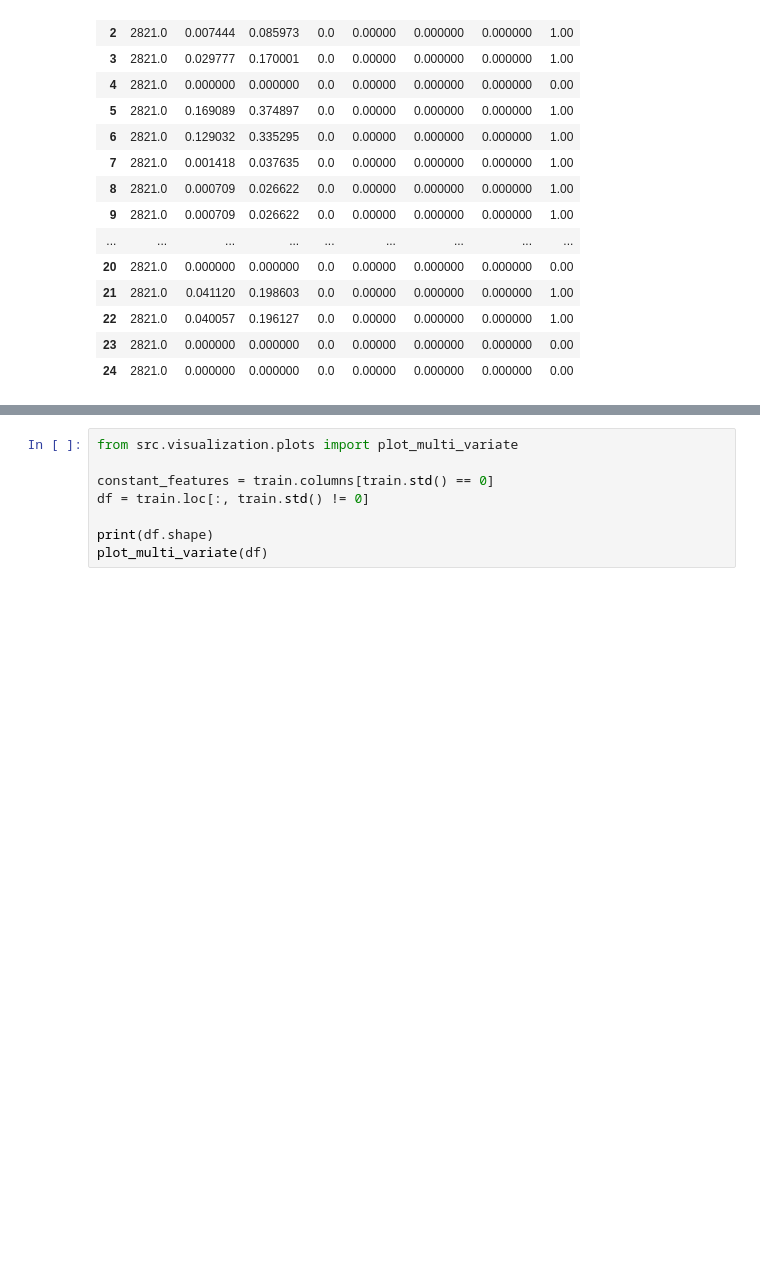
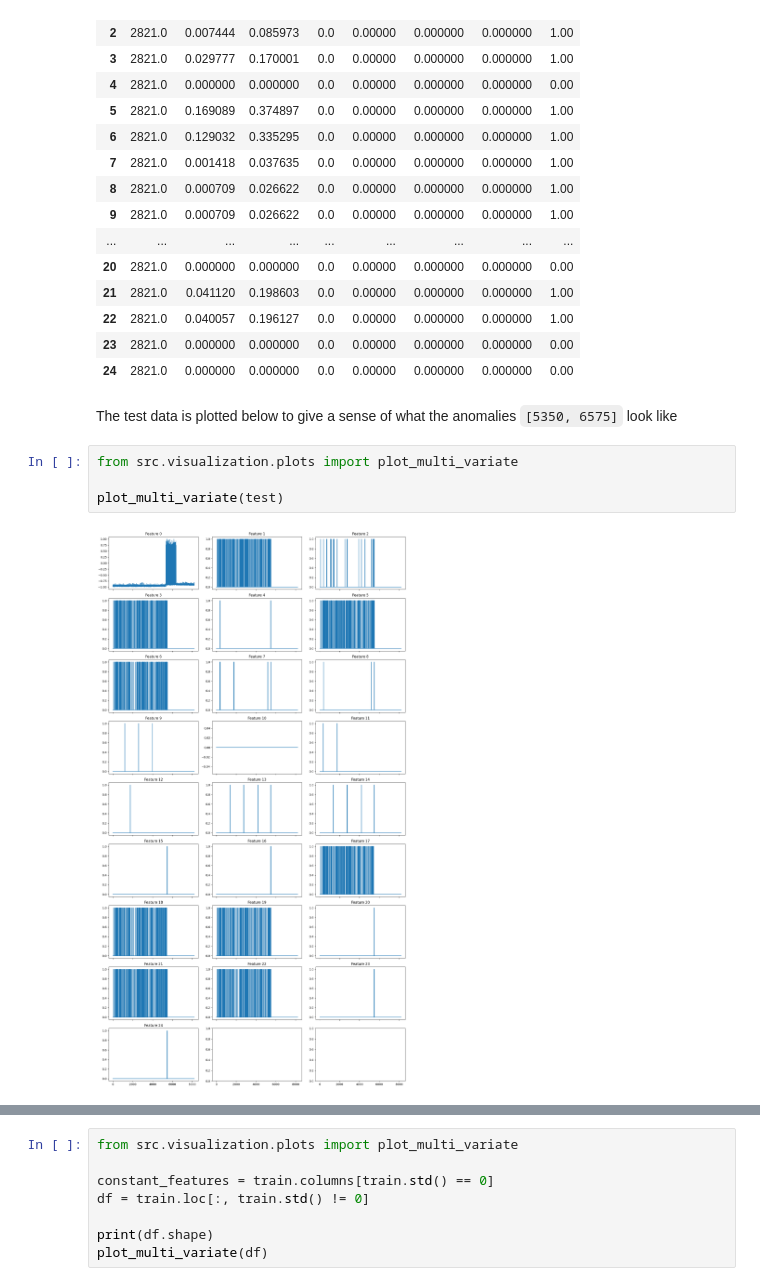
Before and after one commit to Jiaqi-Tang/Time-Series-Anomaly, a Jupyter notebook: notebooks/quality_control.ipynb, the cells around one changed output, grey strips where cells are left out. Saved outputs shown, nothing was run; the diff lists cells and outputs as text; blank space fills up the shorter version.

```diff
--- a/notebooks/quality_control.ipynb
+++ b/notebooks/quality_control.ipynb
@@ -42,4 +46,12 @@ train.describe().T
 | 22 | 2821.0 | 0.040057 | 0.196127 | 0.0 | 0.00000 | 0.000000 | 0.000000 | 1.00 |
 | 23 | 2821.0 | 0.000000 | 0.000000 | 0.0 | 0.00000 | 0.000000 | 0.000000 | 0.00 |
 | 24 | 2821.0 | 0.000000 | 0.000000 | 0.0 | 0.00000 | 0.000000 | 0.000000 | 0.00 |
+# %% [markdown]
+The test data is plotted below to give a sense of what the anomalies `[5350, 6575]` look like
+# %%
+from src.visualization.plots import plot_multi_variate
+
+plot_multi_variate(test)
+# %% [output]
+[figure, added]
 # %% [markdown]
```
Also changed, not shown: parts of 35 cells of this notebook, 4 other files.
